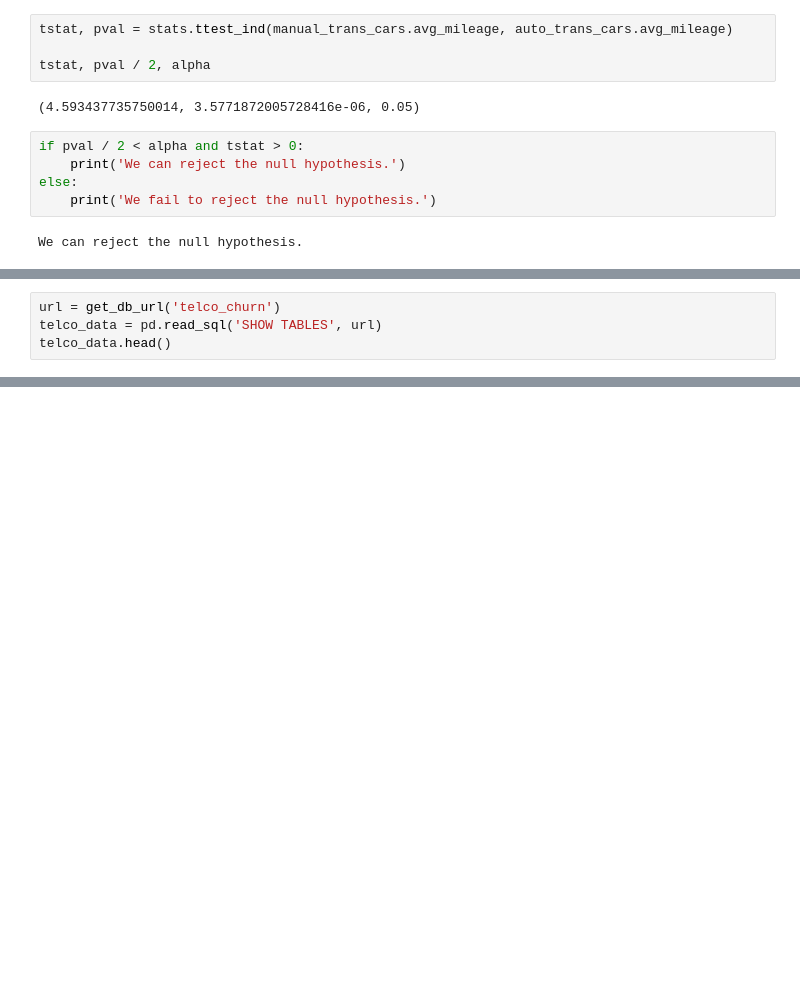
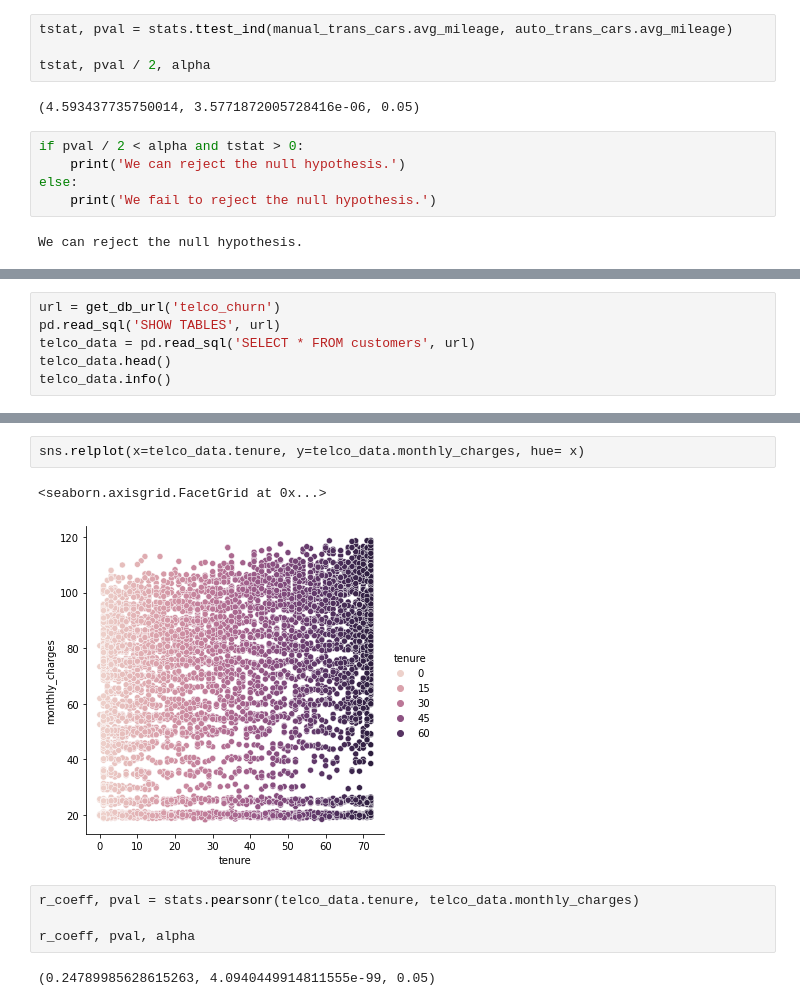
Before and after one commit to tarrencen/statistics-exercises, a Jupyter notebook: hypothesis_testing.ipynb, the cells around one changed output, grey strips where cells are left out. Cells and saved outputs as stored; diff of their text form; blank space fills up the shorter version.

```diff
--- a/hypothesis_testing.ipynb
+++ b/hypothesis_testing.ipynb
@@ -221,5 +227,7 @@ We can reject the null hypothesis.
 # %%
 url = get_db_url('telco_churn')
-telco_data = pd.read_sql('SHOW TABLES', url)
+pd.read_sql('SHOW TABLES', url)
+telco_data = pd.read_sql('SELECT * FROM customers', url)
 telco_data.head()
+telco_data.info()
 # %% [output]
@@ -233,0 +257,11 @@ data()
+# %%
+sns.relplot(x=telco_data.tenure, y=telco_data.monthly_charges, hue= x)
+# %% [output]
+<seaborn.axisgrid.FacetGrid at 0x...>
+[figure, added]
+# %%
+r_coeff, pval = stats.pearsonr(telco_data.tenure, telco_data.monthly_charges)
+
+r_coeff, pval, alpha
+# %% [output]
+(0.24789985628615263, 4.0940449914811555e-99, 0.05)
```
Also changed, not shown: parts of 43 cells of this notebook.
